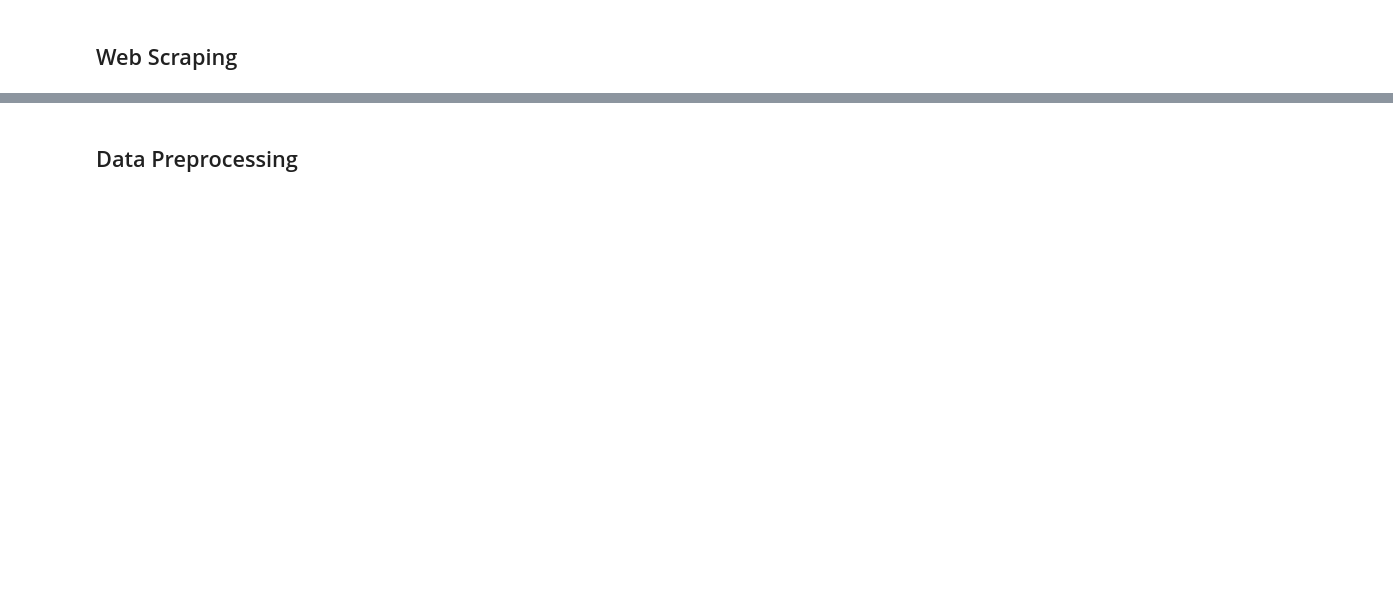
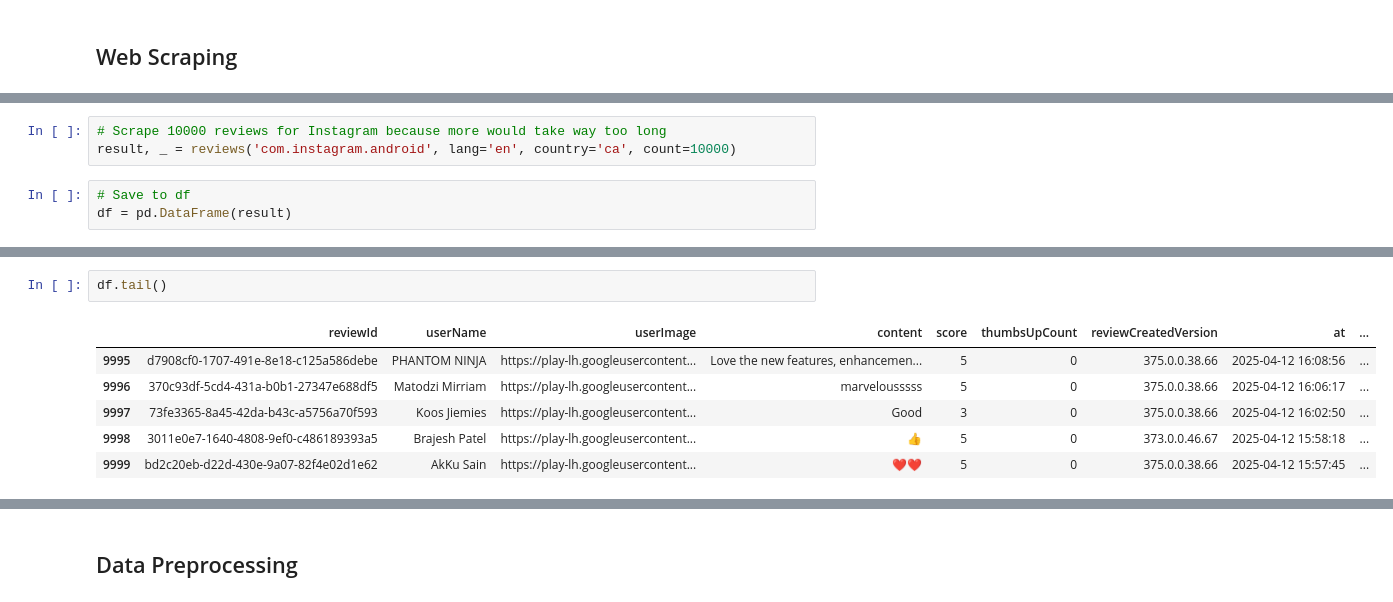
Before and after one commit to KhouloudLadhib/NLP-Project, a Jupyter notebook: NPL Project.ipynb, the cells around one changed output, grey strips where cells are left out. Saved outputs shown, nothing was run; the diff lists cells and outputs as text; blank space fills up the shorter version.

```diff
--- a/NPL Project.ipynb
+++ b/NPL Project.ipynb
@@ -84,0 +42,6 @@ df = pd.read_csv('books_data.csv')
+# %%
+# Scrape 10000 reviews for Instagram because more would take way too long
+result, _ = reviews('com.instagram.android', lang='en', country='ca', count=10000)
+# %%
+# Save to df
+df = pd.DataFrame(result)
@@ -84,0 +60,9 @@ df = pd.read_csv('books_data.csv')
+# %%
+df.tail()
+# %% [output]
+|  | reviewId | userName | userImage | content | score | thumbsUpCount | reviewCreatedVersion | at | ... |
+| 9995 | d7908cf0-1707-491e-8e18-c125a586debe | PHANTOM NINJA | https://play-lh.googleusercontent... | Love the new features, enhancemen... | 5 | 0 | 375.0.0.38.66 | 2025-04-12 16:08:56 | ... |
+| 9996 | 370c93df-5cd4-431a-b0b1-27347e688df5 | Matodzi Mirriam | https://play-lh.googleusercontent... | marvelousssss | 5 | 0 | 375.0.0.38.66 | 2025-04-12 16:06:17 | ... |
+| 9997 | 73fe3365-8a45-42da-b43c-a5756a70f593 | Koos Jiemies | https://play-lh.googleusercontent... | Good | 3 | 0 | 375.0.0.38.66 | 2025-04-12 16:02:50 | ... |
+| 9998 | 3011e0e7-1640-4808-9ef0-c486189393a5 | Brajesh Patel | https://play-lh.googleusercontent... | 👍 | 5 | 0 | 373.0.0.46.67 | 2025-04-12 15:58:18 | ... |
+| 9999 | bd2c20eb-d22d-430e-9a07-82f4e02d1e62 | AkKu Sain | https://play-lh.googleusercontent... | ❤️❤️ | 5 | 0 | 375.0.0.38.66 | 2025-04-12 15:57:45 | ... |
```
Also changed, not shown: parts of 30 cells of this notebook.
